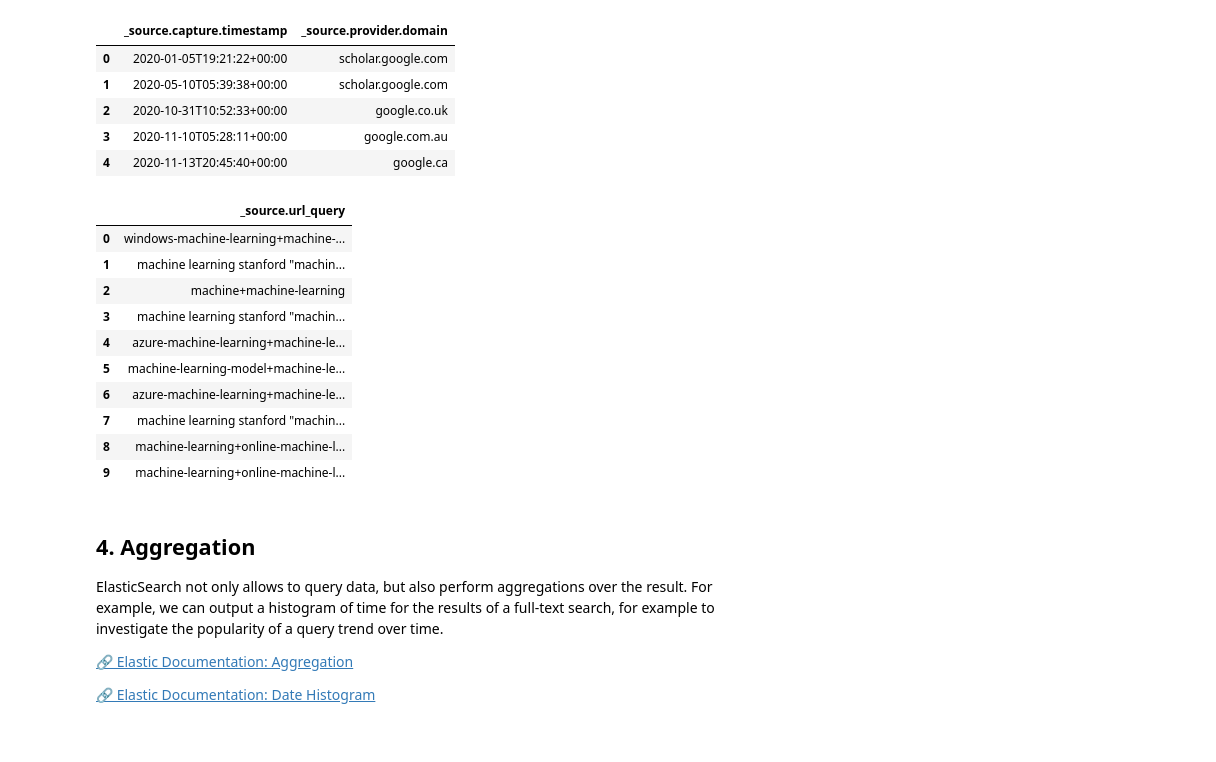
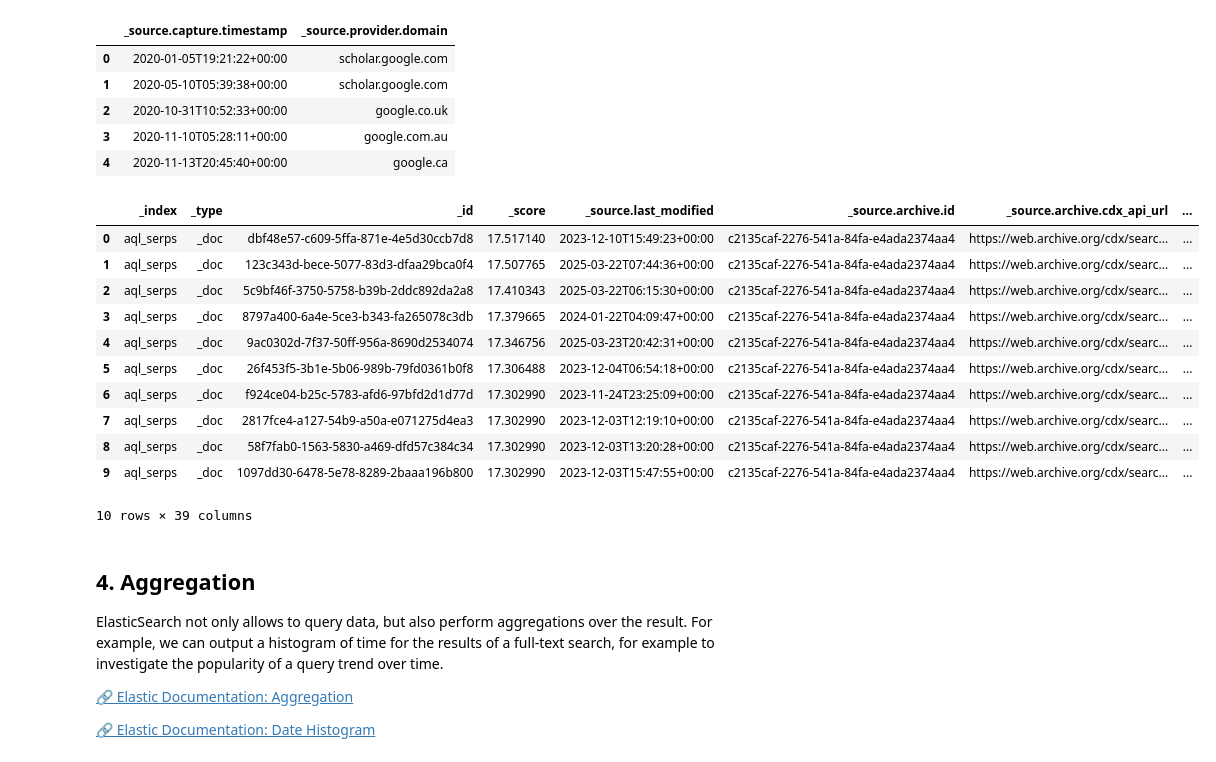
Before and after one commit to CuzImAram/slt_project, a Jupyter notebook: 01-elasticsearch-solved.ipynb, the cells around one changed output. Drawn from its saved outputs; the diff is of its cells as text; code cells hidden in the pictures.

```diff
--- a/01-elasticsearch-solved.ipynb
+++ b/01-elasticsearch-solved.ipynb
@@ -235,34 +235,35 @@ pd.json_normalize(response['hits']['hits'])
 # %%
 # Example 5: Finding similar queries using "more like this"
 seed_query = "machine learning"
 
 mlt_query = {
     "query": {
         "more_like_this": {
             "fields": ["warc_query", "url_query"],
             "like": seed_query,
             "min_term_freq": 1,
             "min_doc_freq": 1,
             "max_query_terms": 12
         }
     },
     "size": 10
 }
 
 response = es.search(index=INDEX_NAME_SERPS, body=mlt_query)
-pd.json_normalize(response['hits']['hits']).loc[:, ["_source.url_query"]]
+pd.json_normalize(response['hits']['hits'])
 # %% [output]
-|  | _source.url_query |
-| 0 | windows-machine-learning+machine-... |
-| 1 | machine learning stanford "machin... |
-| 2 | machine+machine-learning |
-| 3 | machine learning stanford "machin... |
-| 4 | azure-machine-learning+machine-le... |
-| 5 | machine-learning-model+machine-le... |
-| 6 | azure-machine-learning+machine-le... |
-| 7 | machine learning stanford "machin... |
-| 8 | machine-learning+online-machine-l... |
-| 9 | machine-learning+online-machine-l... |
+|  | _index | _type | _id | _score | _source.last_modified | _source.archive.id | _source.archive.cdx_api_url | ... |
+| 0 | aql_serps | _doc | dbf48e57-c609-5ffa-871e-4e5d30ccb7d8 | 17.517140 | 2023-12-10T15:49:23+00:00 | c2135caf-2276-541a-84fa-e4ada2374aa4 | https://web.archive.org/cdx/searc... | ... |
+| 1 | aql_serps | _doc | 123c343d-bece-5077-83d3-dfaa29bca0f4 | 17.507765 | 2025-03-22T07:44:36+00:00 | c2135caf-2276-541a-84fa-e4ada2374aa4 | https://web.archive.org/cdx/searc... | ... |
+| 2 | aql_serps | _doc | 5c9bf46f-3750-5758-b39b-2ddc892da2a8 | 17.410343 | 2025-03-22T06:15:30+00:00 | c2135caf-2276-541a-84fa-e4ada2374aa4 | https://web.archive.org/cdx/searc... | ... |
+| 3 | aql_serps | _doc | 8797a400-6a4e-5ce3-b343-fa265078c3db | 17.379665 | 2024-01-22T04:09:47+00:00 | c2135caf-2276-541a-84fa-e4ada2374aa4 | https://web.archive.org/cdx/searc... | ... |
+| 4 | aql_serps | _doc | 9ac0302d-7f37-50ff-956a-8690d2534074 | 17.346756 | 2025-03-23T20:42:31+00:00 | c2135caf-2276-541a-84fa-e4ada2374aa4 | https://web.archive.org/cdx/searc... | ... |
+| 5 | aql_serps | _doc | 26f453f5-3b1e-5b06-989b-79fd0361b0f8 | 17.306488 | 2023-12-04T06:54:18+00:00 | c2135caf-2276-541a-84fa-e4ada2374aa4 | https://web.archive.org/cdx/searc... | ... |
+| 6 | aql_serps | _doc | f924ce04-b25c-5783-afd6-97bfd2d1d77d | 17.302990 | 2023-11-24T23:25:09+00:00 | c2135caf-2276-541a-84fa-e4ada2374aa4 | https://web.archive.org/cdx/searc... | ... |
+| 7 | aql_serps | _doc | 2817fce4-a127-54b9-a50a-e071275d4ea3 | 17.302990 | 2023-12-03T12:19:10+00:00 | c2135caf-2276-541a-84fa-e4ada2374aa4 | https://web.archive.org/cdx/searc... | ... |
+| 8 | aql_serps | _doc | 58f7fab0-1563-5830-a469-dfd57c384c34 | 17.302990 | 2023-12-03T13:20:28+00:00 | c2135caf-2276-541a-84fa-e4ada2374aa4 | https://web.archive.org/cdx/searc... | ... |
+| 9 | aql_serps | _doc | 1097dd30-6478-5e78-8289-2baaa196b800 | 17.302990 | 2023-12-03T15:47:55+00:00 | c2135caf-2276-541a-84fa-e4ada2374aa4 | https://web.archive.org/cdx/searc... | ... |
+10 rows × 39 columns
 # %% [markdown]
 ## 4. Aggregation
 
```
Also changed, not shown: parts of 4 cells of this notebook, 2 other files.
